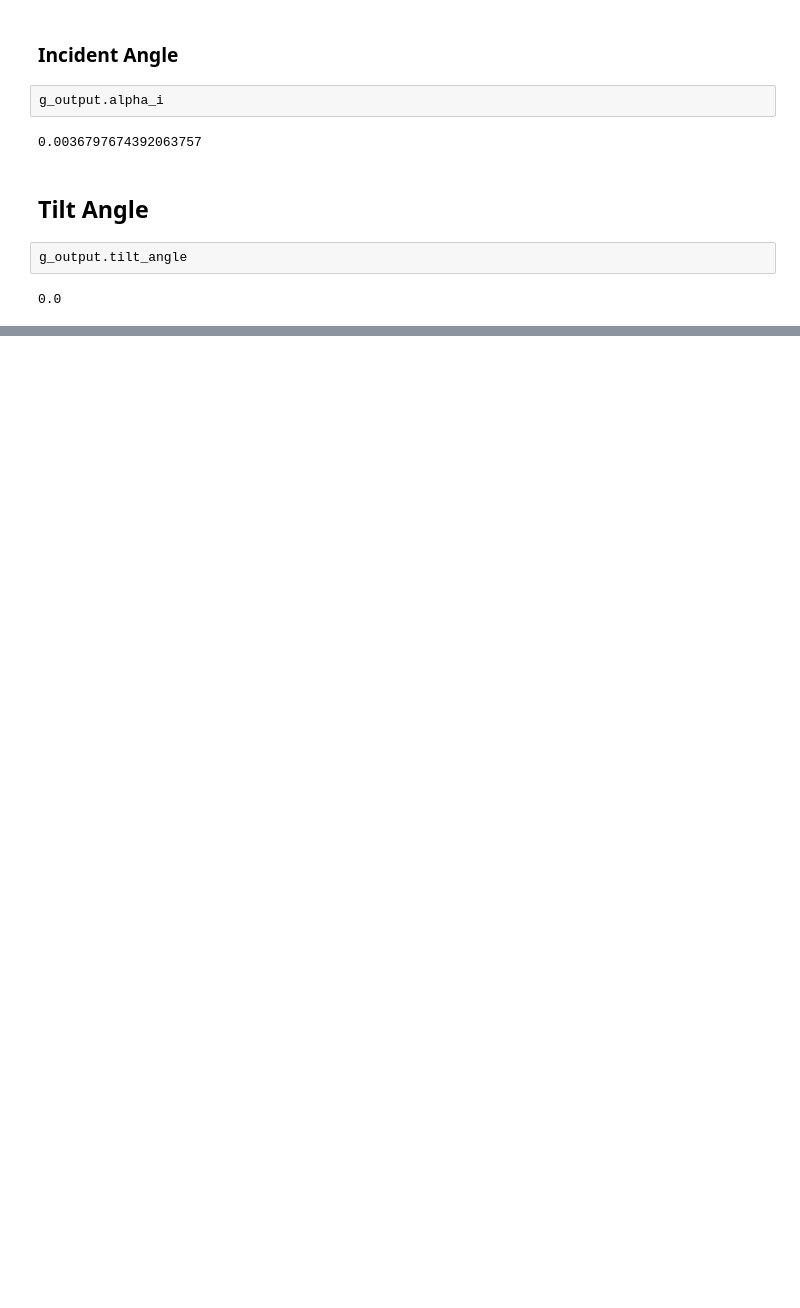
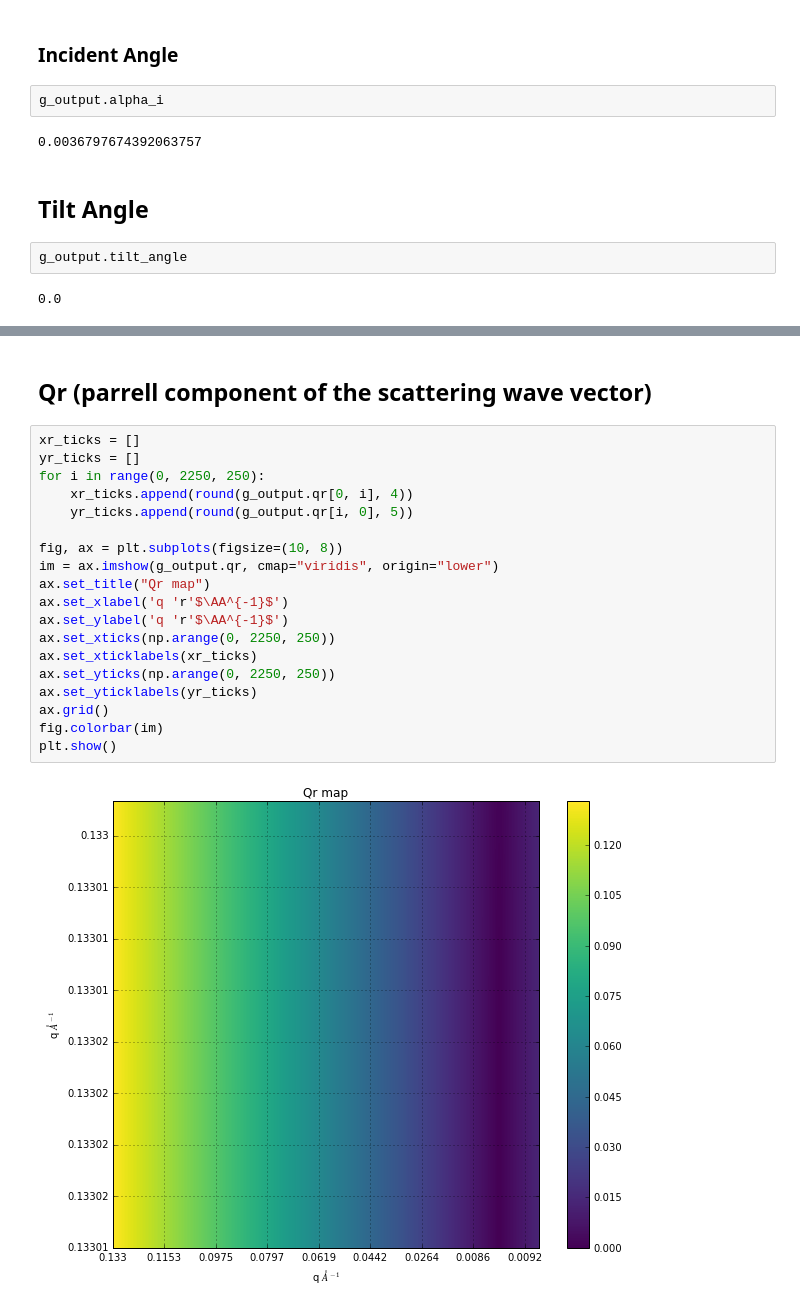
Before and after one commit to scikit-beam/scikit-beam-examples, a Jupyter notebook: demos/reciprocal_space/gisaxs.ipynb, the cells around one changed output, grey strips where cells are left out. Saved outputs shown, nothing was run; the diff lists cells and outputs as text; blank space fills up the shorter version.

```diff
--- a/demos/reciprocal_space/gisaxs.ipynb
+++ b/demos/reciprocal_space/gisaxs.ipynb
@@ -92,3 +90,26 @@ plt.show()
+# %% [markdown]
+## Qr (parrell component of the scattering wave vector)
+# %%
+xr_ticks = []
+yr_ticks = []
+for i in range(0, 2250, 250):
+    xr_ticks.append(round(g_output.qr[0, i], 4))
+    yr_ticks.append(round(g_output.qr[i, 0], 5))
+
+fig, ax = plt.subplots(figsize=(10, 8))
+im = ax.imshow(g_output.qr, cmap="viridis", origin="lower")
+ax.set_title("Qr map")
+ax.set_xlabel('q 'r'$\AA^{-1}$')
+ax.set_ylabel('q 'r'$\AA^{-1}$')
+ax.set_xticks(np.arange(0, 2250, 250))
+ax.set_xticklabels(xr_ticks)
+ax.set_yticks(np.arange(0, 2250, 250))
+ax.set_yticklabels(yr_ticks)
+ax.grid()
+fig.colorbar(im)
+plt.show()
+# %% [output]
+[figure, added]
 # %%
 import skbeam
 skbeam.__version__
```
Also changed, not shown: parts of 7 cells of this notebook.
